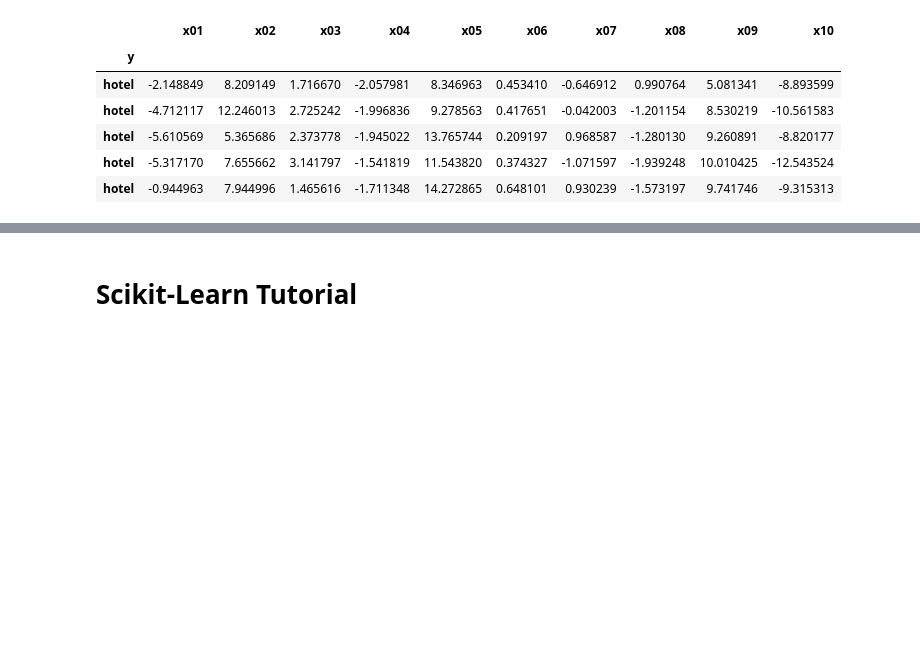
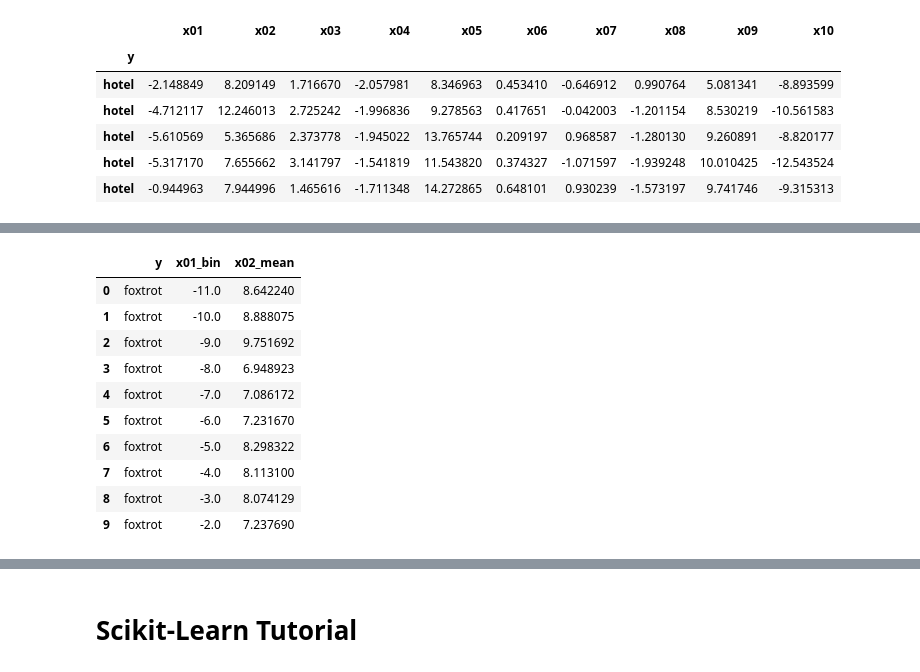
Before and after one commit to szorowi1/qmss2017, a Jupyter notebook: module3/module3_demo.ipynb, the cells around one changed output, grey strips where cells are left out. Saved outputs shown, nothing was run; the diff lists cells and outputs as text; code cells hidden in the pictures; blank space fills up the shorter version.

```diff
--- a/module3/module3_demo.ipynb
+++ b/module3/module3_demo.ipynb
@@ -84,0 +105,8 @@ data.loc['hotel'].head(5)
+# %%
+from dplython import DplyFrame, X, select, sift, head, mutate, group_by, summarize
+
+## Convert DataFrame to DplyFrame
+data_dply = DplyFrame(data.reset_index())
+
+## Example with sift, select, and head.
+data_dply >> sift( X.x01 < -5 ) >> select( X.x02, X.x03, X.x04 ) >> head(5)
@@ -84,0 +120,18 @@ data.loc['hotel'].head(5)
+# %%
+## Example with mutate, group_by, and summarize.
+(data_dply >>
+  mutate(x01_bin=X.x01.round()) >>
+  group_by(X.y, X.x01_bin) >>
+  summarize(x02_mean=X.x02.mean())) >> head(10)
+# %% [output]
+|  | y | x01_bin | x02_mean |
+| 0 | foxtrot | -11.0 | 8.642240 |
+| 1 | foxtrot | -10.0 | 8.888075 |
+| 2 | foxtrot | -9.0 | 9.751692 |
+| 3 | foxtrot | -8.0 | 6.948923 |
+| 4 | foxtrot | -7.0 | 7.086172 |
+| 5 | foxtrot | -6.0 | 7.231670 |
+| 6 | foxtrot | -5.0 | 8.298322 |
+| 7 | foxtrot | -4.0 | 8.113100 |
+| 8 | foxtrot | -3.0 | 8.074129 |
+| 9 | foxtrot | -2.0 | 7.237690 |
```
Also changed, not shown: parts of 32 cells of this notebook.
